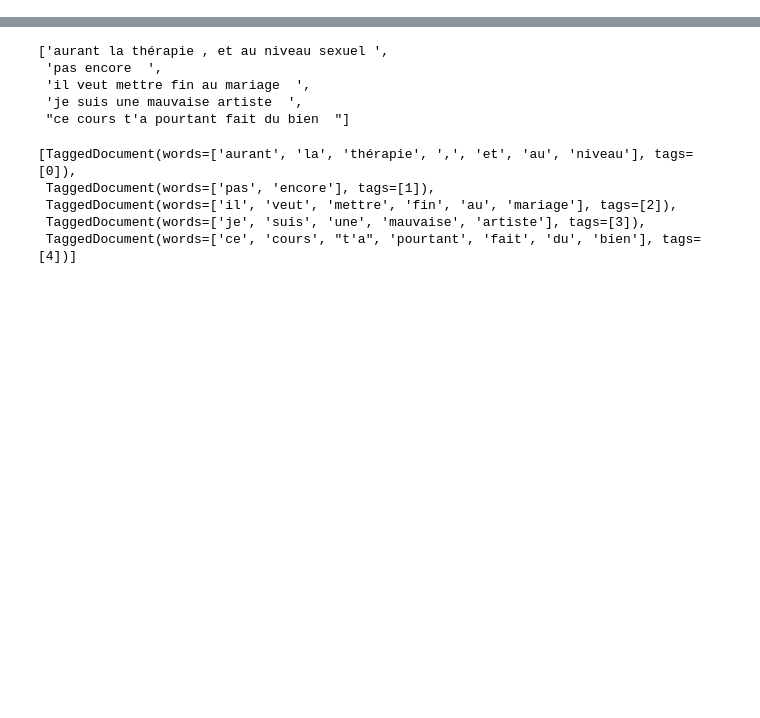
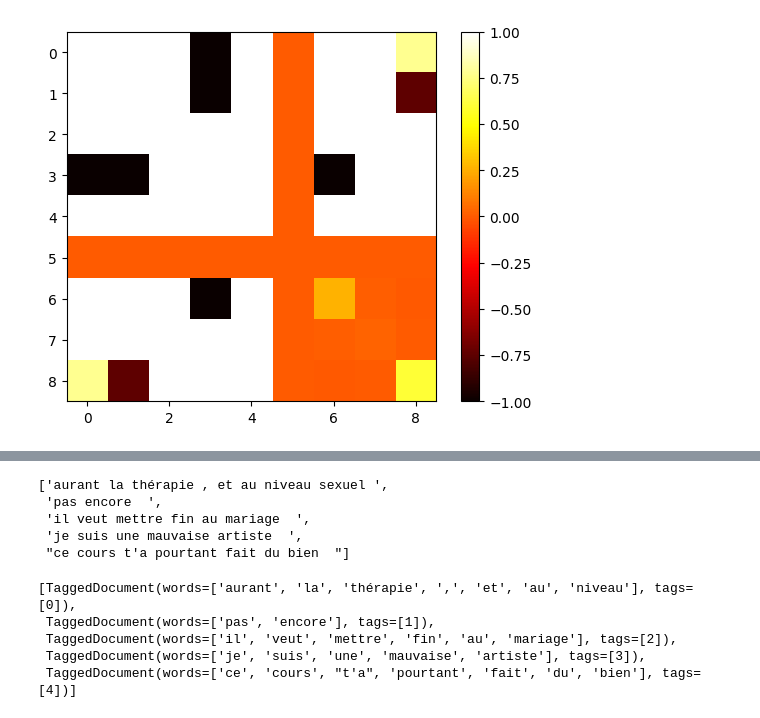
Before and after one commit to X1a-jk/inf554, a Jupyter notebook: projet.ipynb, the cells around one changed output, grey strips where cells are left out. Saved outputs shown, nothing was run; the diff lists cells and outputs as text; code cells hidden in the pictures; blank space fills up the shorter version.

```diff
--- a/projet.ipynb
+++ b/projet.ipynb
@@ -45,0 +66,3 @@ train_data.head()
+# %%
+data_analyse=train_data.drop(["TweetID","timestamp","text"], axis=1)
+count_num(data_analyse,["mentions","urls","hashtags"])
@@ -45,0 +78,7 @@ train_data.head()
+# %%
+data_cov=np.cov(data_analyse.T)
+plt.imshow(data_cov, cmap=plt.cm.hot, vmin=-1, vmax=1)
+plt.colorbar()
+plt.show()
+# %% [output]
+[figure, added]
```
Also changed, not shown: parts of 103 cells of this notebook.
